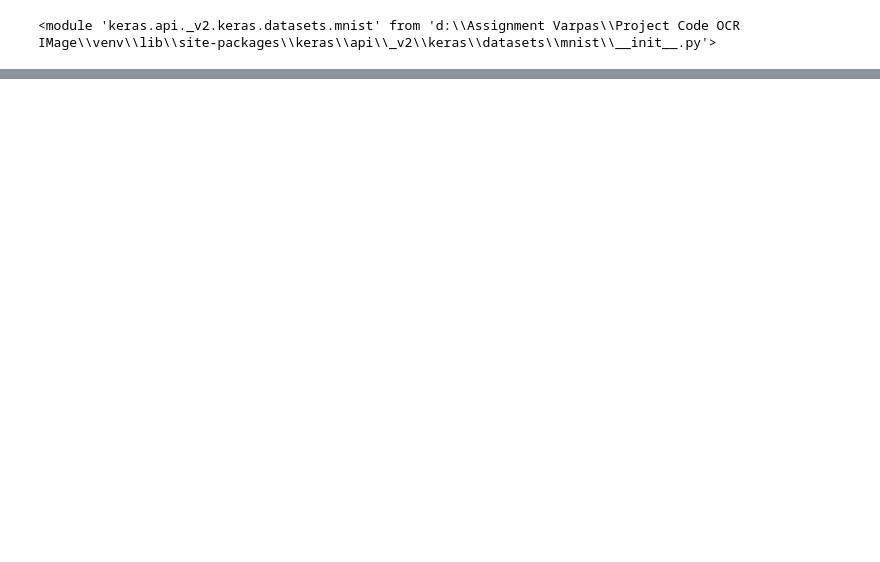
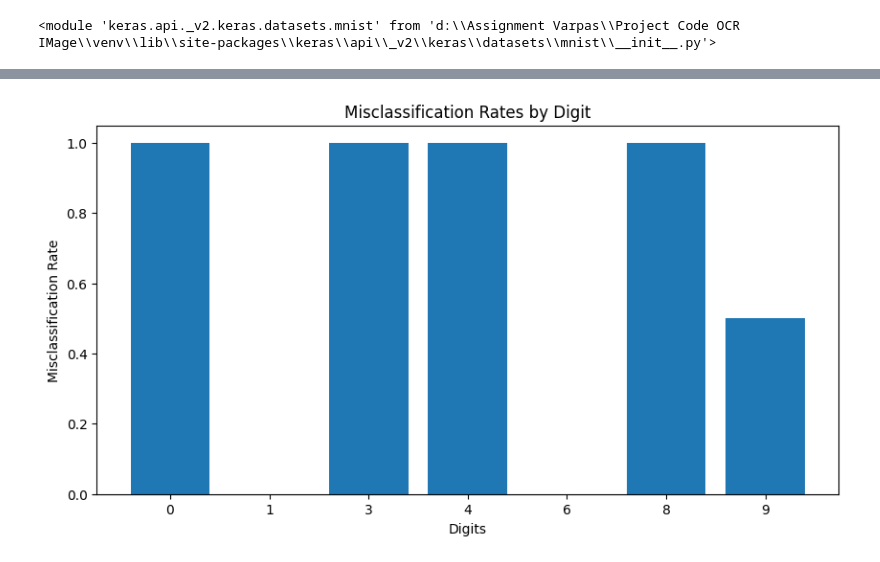
Before and after one commit to mdeeps18/OCR-Image, a Jupyter notebook: ocrpro.ipynb, the cells around one changed output, grey strips where cells are left out. Saved outputs shown, nothing was run; the diff lists cells and outputs as text; code cells hidden in the pictures; blank space fills up the shorter version.

```diff
--- a/ocrpro.ipynb
+++ b/ocrpro.ipynb
@@ -66,0 +199,25 @@ NameError: name 'gray_image' is not defined
+# %%
+# Create a dictionary to store misclassification counts for each digit
+misclassification_counts = {digit: 0 for digit in set(ground_truth)}
+# %%
+# Iterate through the labels to count misclassifications
+for true_label, predicted_label in zip(ground_truth, predicted_labels):
+    if true_label != predicted_label:
+        misclassification_counts[true_label] += 1
+# %%
+# Calculate the misclassification rate for each digit
+misclassification_rates = {digit: count / ground_truth.count(digit) for digit, count in misclassification_counts.items()}
+# %%
+# Sort the misclassification rates by digit
+sorted_misclassification_rates = dict(sorted(misclassification_rates.items()))
+# %%
+# Create a bar chart to visualize misclassification rates
+plt.figure(figsize=(10, 5))
+plt.bar(sorted_misclassification_rates.keys(), sorted_misclassification_rates.values())
+plt.xlabel('Digits')
+plt.ylabel('Misclassification Rate')
+plt.title('Misclassification Rates by Digit')
+plt.xticks(rotation=0)
+plt.show()
+# %% [output]
+[figure, added]
```
Also changed, not shown: parts of 19 cells of this notebook, 5 other files.
